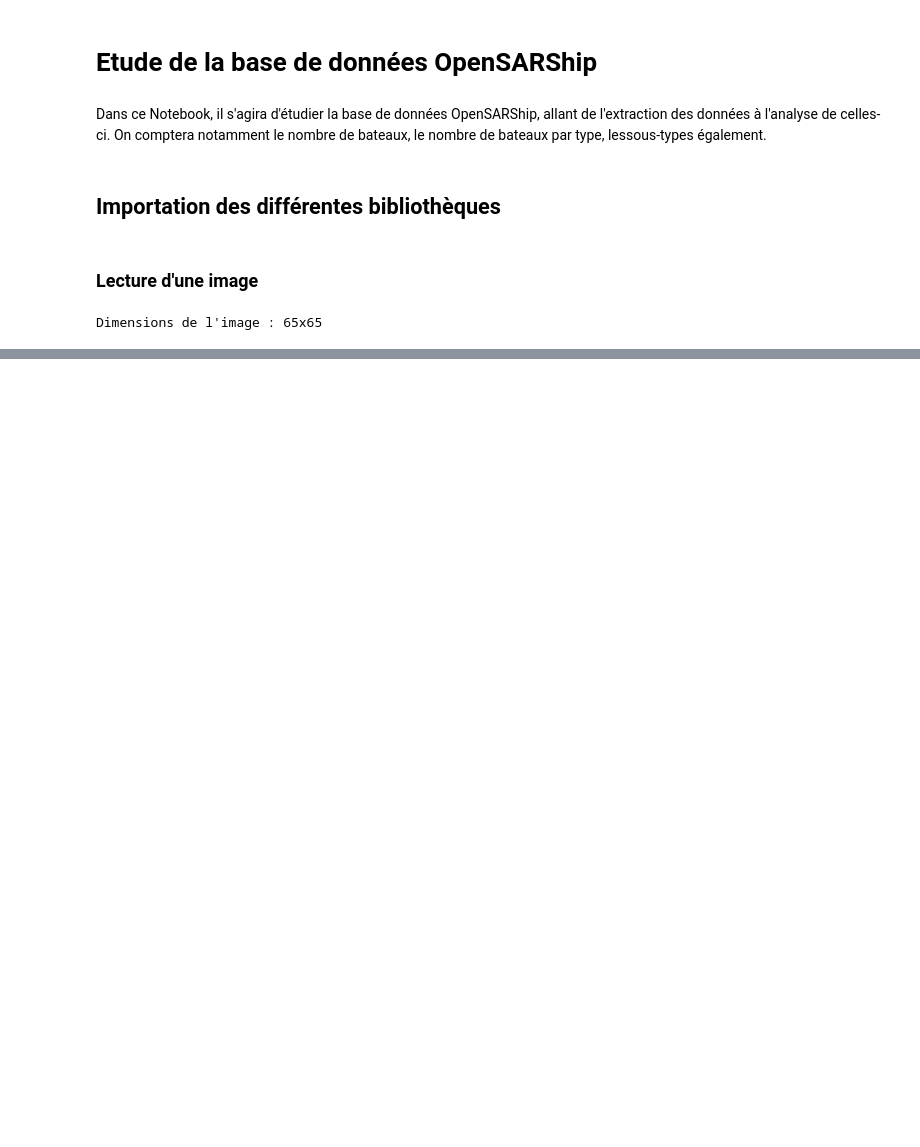
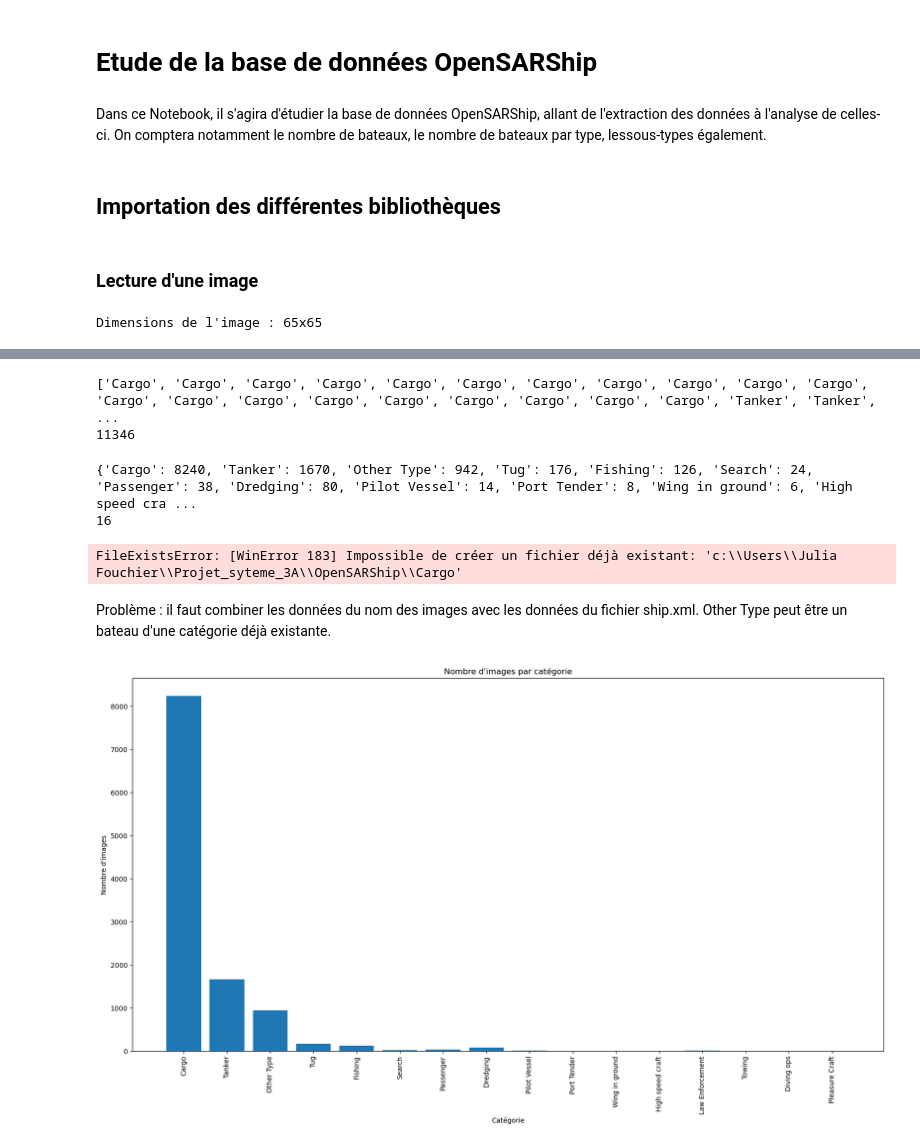
Before and after one commit to jufch/SiameseNetwork, a Jupyter notebook: Etude_bdd.ipynb, the cells around one changed output, grey strips where cells are left out. Drawn from its saved outputs; the diff is of its cells as text; code cells hidden in the pictures; blank space fills up the shorter version.

```diff
--- a/Etude_bdd.ipynb
+++ b/Etude_bdd.ipynb
@@ -26,0 +39,6 @@ Dimensions de l'image : 65x65
+# %%
+liste_images= []
+for dossier in liste_dossiers:
+    for image in os.listdir(os.path.join(chemin, dossier, 'Patch_Uint8')):
+        liste_images.append(os.path.join(chemin, dossier, 'Patch_Uint8', image))
+print(len(liste_images))
@@ -26,0 +49,6 @@ Dimensions de l'image : 65x65
+# %%
+# Taille des images
+liste_taille = []
+for image in liste_images:
+    liste_taille.append(Image.open(image).size)
+print(liste_taille)
@@ -26,0 +123,32 @@ Dimensions de l'image : 65x65
+# %%
+# On étudie les catégories des images
+# Chaque image possède un nom de la forme Visual_NNN_xHHH_yVVV_pp.png, avec NNN le nom de la
+# catégorie, HHH le numéro de la colonne et VVV le numéro de la ligne
+# On récupère les catégories dans une liste
+liste_categories = []
+for image in liste_images:
+    liste_categories.append(image.split('_')[-4])
+print(liste_categories)
+print(len(liste_categories))
+# %% [output]
+['Cargo', 'Cargo', 'Cargo', 'Cargo', 'Cargo', 'Cargo', 'Cargo', 'Cargo', 'Cargo', 'Cargo', 'Cargo', 'Cargo', 'Cargo', 'Cargo', 'Cargo', 'Cargo', 'Cargo', 'Cargo', 'Cargo', 'Cargo', 'Tanker', 'Tanker', ...
+11346
+# %%
+nombre_images_par_categorie = {}
+image_par_categorie = {}
+for categorie in liste_categories:
+    image_par_categorie[categorie] = 0
+for image in liste_images:
+    image_par_categorie[image.split('_')[-4]] += 1
+
+print(image_par_categorie)
+print(len(image_par_categorie))
+# %% [output]
+{'Cargo': 8240, 'Tanker': 1670, 'Other Type': 942, 'Tug': 176, 'Fishing': 126, 'Search': 24, 'Passenger': 38, 'Dredging': 80, 'Pilot Vessel': 14, 'Port Tender': 8, 'Wing in ground': 6, 'High speed cra ...
+16
+# %%
+# Création d'un dossier pour chaque catégorie
+for categorie in image_par_categorie.keys():
+    os.mkdir(os.path.join(chemin, categorie))
+# %% [output]
+FileExistsError: [WinError 183] Impossible de créer un fichier déjà existant: 'c:\\Users\\Julia Fouchier\\Projet_syteme_3A\\OpenSARShip\\Cargo'
@@ -26,0 +163,13 @@ Dimensions de l'image : 65x65
+# %% [markdown]
+Problème : il faut combiner les données du nom des images avec les données du fichier ship.xml. Other Type peut être un bateau d'une catégorie déjà existante.
+# %%
+# Plot des résultats dans un graphe
+plt.figure(figsize=(20, 10))
+plt.bar(image_par_categorie.keys(), image_par_categorie.values())
+plt.xticks(rotation=90)
+plt.xlabel("Catégorie")
+plt.ylabel("Nombre d'images")
+plt.title("Nombre d'images par catégorie")
+plt.show()
+# %% [output]
+[figure, added]
```
Also changed, not shown: parts of 16 cells of this notebook, 1 other file.
